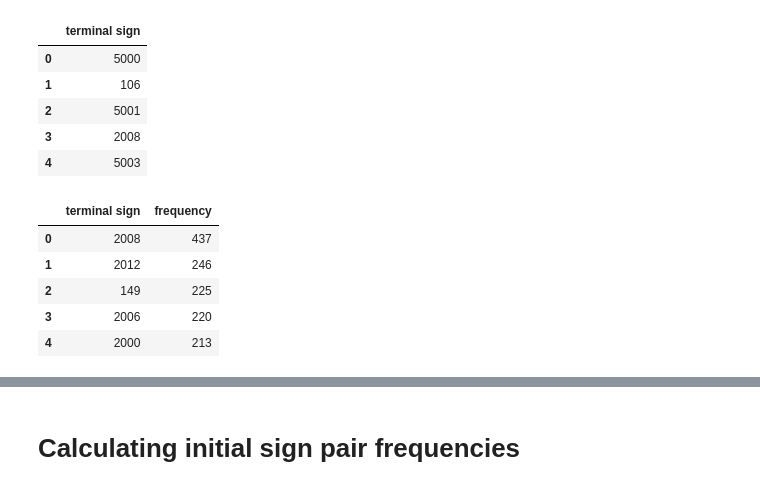
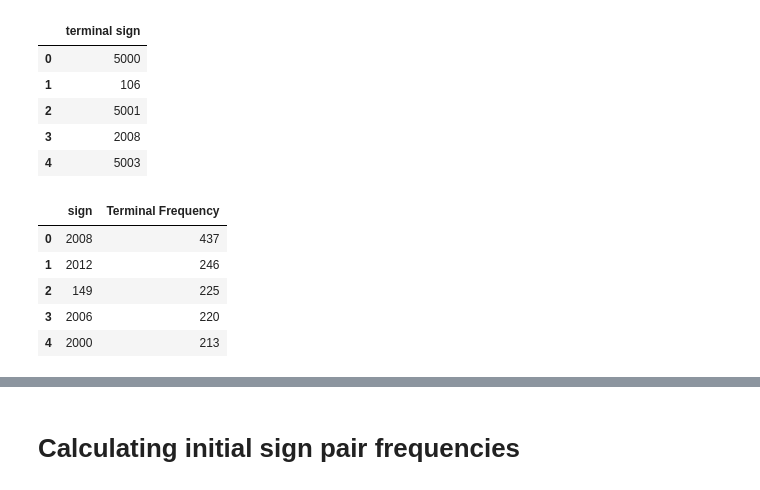
Before and after one commit to Kee2u/Deciphering_the_Indus_Valley_Script, a Jupyter notebook: Multivariate_Segmentation.ipynb, the cells around one changed output, grey strips where cells are left out. Drawn from its saved outputs; the diff is of its cells as text; code cells hidden in the pictures.

```diff
--- a/Multivariate_Segmentation.ipynb
+++ b/Multivariate_Segmentation.ipynb
@@ -44,9 +45,6 @@ logosyl_data.head()
 # %%
 #Reading all logograms from sql
 all_logograms = pd.read_sql_table('all_logograms', con=engine)
-all_logograms["Initial Frequency"] = 0
 all_logograms["Frequency"] = 0
-all_logograms["Terminal Frequency"] = 0
-all_logograms["Sign Pairs"] = 0
 # %%
 all_logograms["id"] = all_logograms["id"].str.replace('-',"")
@@ -127,11 +149,12 @@ terminal_sign_df.head()
 # %%
 # Calculating frequency of terminal signs
 terminal_sign_freq_df = pd.DataFrame(terminal_sign_df["terminal sign"].value_counts())
 terminal_sign_freq_df.reset_index(inplace=True)
-terminal_sign_freq_df.rename(columns={'index': 'terminal sign', 'terminal sign': 'frequency'}, inplace=True)
+terminal_sign_freq_df.rename(columns={'index': 'sign', 'terminal sign': 'Terminal Frequency'}, inplace=True)
+terminal_sign_freq_df["sign"]=terminal_sign_freq_df["sign"].str.replace(' ','')
 terminal_sign_freq_df.head()
 # %% [output]
-|  | terminal sign | frequency |
+|  | sign | Terminal Frequency |
 | 0 | 2008 | 437 |
 | 1 | 2012 | 246 |
 | 2 | 149 | 225 |
```
Also changed, not shown: parts of 14 cells of this notebook.
